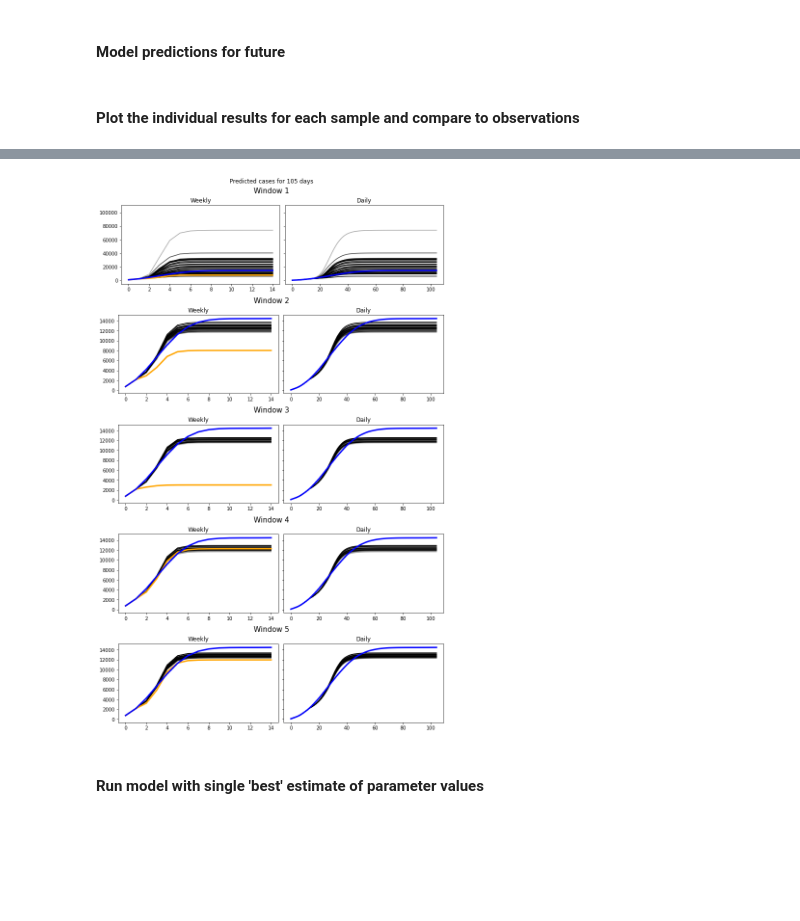
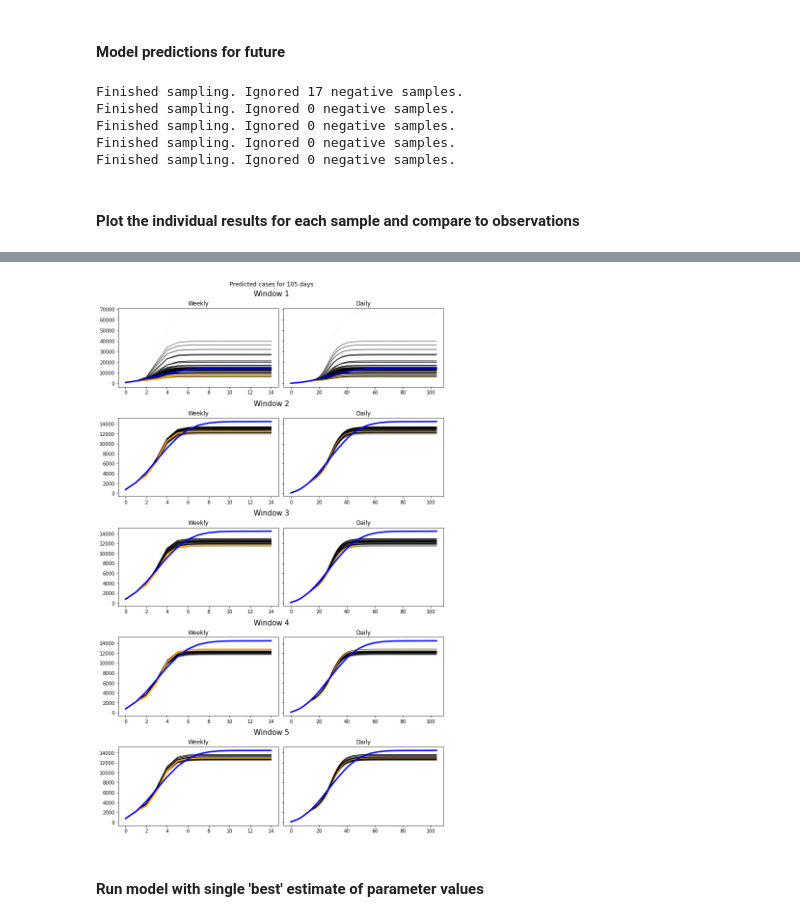
Before and after one commit to Urban-Analytics/RAMP-UA, a Jupyter notebook: experiments/calibration/AnalyseResults.ipynb, the cells around one changed output, grey strips where cells are left out. Drawn from its saved outputs; the diff is of its cells as text; code cells hidden in the pictures; blank space fills up the shorter version.

Commit message:
10 pops, 100 particles

```diff
--- a/experiments/calibration/AnalyseResults.ipynb
+++ b/experiments/calibration/AnalyseResults.ipynb
@@ -20,28 +20,15 @@ from pyabc.transition.multivariatenormal import MultivariateNormalTransition  #
 # %% [markdown]
 #### Read in history.pkl objects
 # %%
-# history_dict = {}
-# windows  =5
-# n_pops = 10
-# n_particles = 100
-# for window in range(1,windows+1):
-#     fname = "Outputs/New/abc_history_8windows_window{}, 10pops_100particles_Crb0.019_1652880298.pkl".format(window)
-#     with open(fname, "rb") as f:
-#             history = pickle.load(f)
-#     history_dict["w{}".format(window)]= history
+history_dict = {}
+windows  =5
+n_pops = 10
+n_particles = 100
+for window in range(1,windows+1):
+    fname = "Outputs/New/abc_history_8windows_window{}, 10pops_100particles_Crb0.019_1652880298.pkl".format(window)
+    with open(fname, "rb") as f:
+            history = pickle.load(f)
+    history_dict["w{}".format(window)]= history
-# %%
-history_dict = {}
-for window in range(1,windows+1):
-    fname = "Outputs/New/abc_history_8windows_window5, 10pops_100particles_Crb0.019_1652880298.pkl".format(window)
-    with open(fname, "rb") as f:
-            history = pickle.load(f)
-    history_dict["w{}".format(window)]= history
-
-for window in range(1,windows+1):
-    fname = "Outputs/New/abc_history_8windows_window5, 10pops_100particles_Crb0.019_1652880298.pkl".format(window)
-    with open(fname, "rb") as f:
-            history = pickle.load(f)
-    history_dict["w{}".format(window)]= history
 # %% [markdown]
 #### Read in observations data
 # %%
@@ -138,10 +123,9 @@ best_params_dict["42days"] = {"asymptomatic":0.224498, "presymptomatic":0.531240
                        "retail": 0.270824, "secondary_school": 0.526650,  "symptomatic": 0.719748, "work":0.198779}
 best_params_dict["56days"] = {"asymptomatic":0.342702, "presymptomatic":0.040567,  "primary_school": 0.926134,
                       "retail": 0.696863, "secondary_school": 0.867542,  "symptomatic": 0.566671, "work":0.021126}
-# best_params_dict["70days"] = {"asymptomatic":0.251948, "presymptomatic":0.537236,  "primary_school": 0.922081,
-#                       "retail": 0.895331, "secondary_school": 0.986990,  "symptomatic": 0.826836, "work":0.003104}
-# best_params_dict["133days"] = {"asymptomatic":0.411005, "presymptomatic":0.371609, "primary_school": 0.609788,
-#                        "retail": 0.640238, "secondary_school": 0.536117, "symptomatic": 0.737517, "work":0.008547}
+# Copied from 56 days
+best_params_dict["70days"] = {"asymptomatic":0.342702, "presymptomatic":0.040567,  "primary_school": 0.926134,
+                      "retail": 0.696863, "secondary_school": 0.867542,  "symptomatic": 0.566671, "work":0.021126}
 
 best_params_modelled_weekly_dict = {}
 best_params_modelled_daily_dict = {}
@@ -553,6 +555,12 @@ for window in window_lengths_dict.keys():
     # add to dictionary
     windows_dict[window] = {'distance': distance_l, 'sim': sim_l, 'obs':obs_l, 'summaries': summaries_l,
                             'out_calibrated_params': out_calibrated_params_l, 'out_params': out_params_l}
+# %% [output]
+Finished sampling. Ignored 17 negative samples.
+Finished sampling. Ignored 0 negative samples.
+Finished sampling. Ignored 0 negative samples.
+Finished sampling. Ignored 0 negative samples.
+Finished sampling. Ignored 0 negative samples.
 # %% [markdown]
 #### Plot the individual results for each sample and compare to observations
 # %%
@@ -588,43 +596,44 @@ for row, subfig in enumerate(subfigs):
     # Read the dictionary for this window
     this_windows_dict = windows_dict[windows[windows_i]]
     # Get the manually calibrated data for this window
-    sim = best_params_sims_dict["{}days".format(run_length)]
+    sim_weekly = best_params_modelled_weekly_dict["{}days".format(run_length)]
+    sim_daily = best_params_modelled_daily_dict["{}days".format(run_length)]
 
     # Add 2 plots, one for daily, one for weekly
     for col, ax in enumerate(axs):
 
         # Plot model values
         _distance = np.array(this_windows_dict['distance'])  # Easier to do maths on np.array
         distance_norm = (_distance - min(_distance)) / (max(_distance) - min(_distance))
 
         # Plot observations
         if col == 0:
             x = range(len(this_windows_dict['sim'][0]))
             for i in range(len(this_windows_dict['summaries'])):
                 ax.plot(x, this_windows_dict['sim'][i],
                 color="black", alpha=1 - distance_norm[i]) # (1-x because high distance is bad)
-            ax.plot(x, sim, label="sim", color="orange", linewidth = 3)
+            ax.plot(x, sim_weekly, label="sim", color="orange", linewidth = 3)
             ax.plot(x, cases_devon_daily_summed_weekly[0:int((105/7))], label="Observations", linewidth=3, color="blue")
             ax.set_title('Weekly')
         elif col ==1:
             x = range(len(OpenCLRunner.get_cumulative_daily_infections(this_windows_dict['summaries'][1])))
             for i in range(len(this_windows_dict['summaries'])):
                 ax.plot(x, OpenCLRunner.get_cumulative_daily_infections(this_windows_dict['summaries'][i]),
                 color="black", alpha=1 - distance_norm[i]) # (1-x because high distance is bad)
-            #ax.plot(x, sim_manualcalibration, label="sim", color="orange")
+            ax.plot(x, sim_daily, label="sim", color="orange")
             ax.plot(x, cases_devon_daily[0:105], label="Observations", linewidth = 3, color="blue")
             ax.set_title('Daily')
 
     # move on to next window
     windows_i = windows_i+1
 
 # Create patches for legend
 black_patch = mpatches.Patch(color='black', label='Dynamically calibrated model')
 blue_patch = mpatches.Patch(color='blue', label='Observations')
 orange_patch = mpatches.Patch(color='orange', label='Manually calibrated model')
 # plt.legend(handles=[black_patch, orange_patch, blue_patch], loc="right", fontsize= 14, bbox_to_anchor=(2.2, 8.6))
 # %% [output]
-[figure, old version]
+[figure, new version]
 # %% [markdown]
 #### Run model with single 'best' estimate of parameter values
 # %%
```
Also changed, not shown: parts of 5 cells of this notebook.
